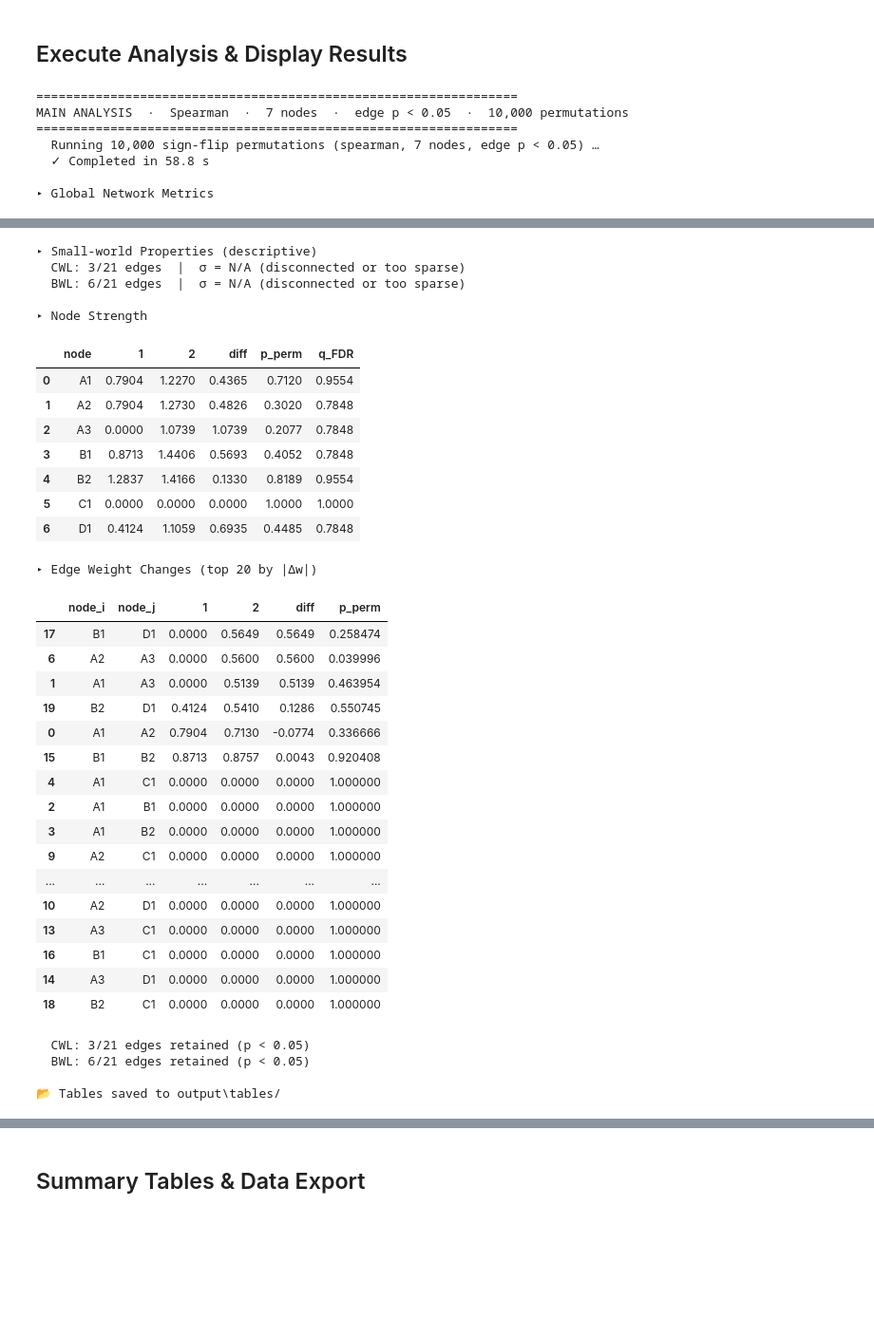
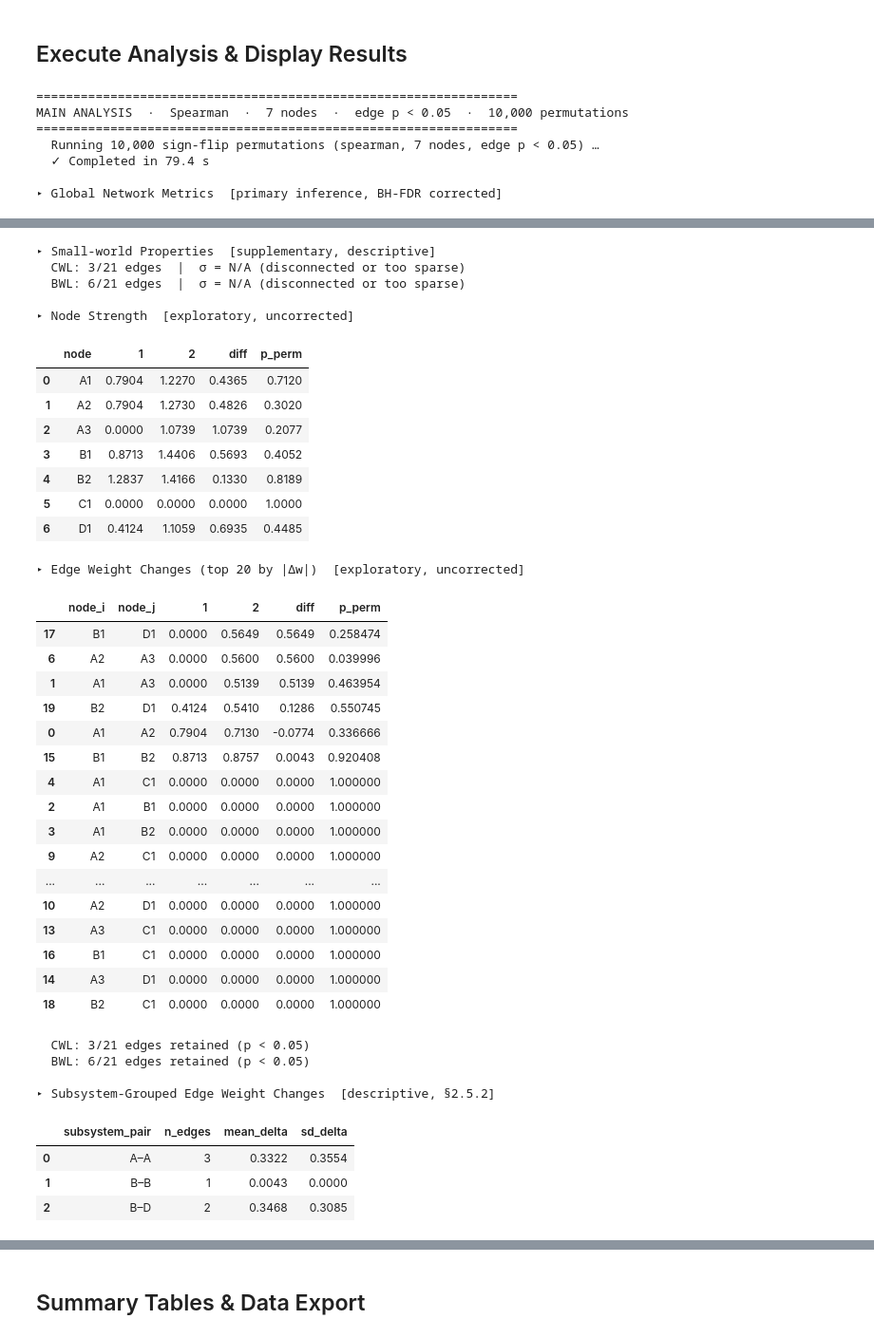
Before and after one commit to YKang97/CAN_network_analysis, a Jupyter notebook: CAN_network_analysis.ipynb, the cells around one changed output, grey strips where cells are left out. Shown: that part at 95% size. Cells and saved outputs as stored; diff of their text form; code cells hidden in the pictures; blank space fills up the shorter version.

```diff
--- a/CAN_network_analysis.ipynb
+++ b/CAN_network_analysis.ipynb
@@ -523,10 +559,13 @@ print("✅ All functions defined.")
 # %%
 # ============================================================
 #  Cell 4 — RUN ANALYSIS & DISPLAY
+#  ── Maps to: Methods §2.4 (metrics), §2.5 (inference)
 # ============================================================
 
-NUM_COLS  = [COND1, COND2, "diff", "p_perm", "q_FDR"]
-P_SUBCOLS = ["p_perm", "q_FDR"]
+GLOBAL_NUM   = [COND1, COND2, "diff", "p_perm", "q_FDR"]
+GLOBAL_PCOLS = ["p_perm", "q_FDR"]
+EXPL_NUM     = [COND1, COND2, "diff", "p_perm"]
+EXPL_PCOLS   = ["p_perm"]
 
 def highlight_sig(val):
     try:
@@ -536,7 +575,6 @@ def highlight_sig(val):
         pass
     return ""
 
-
 print("=" * 65)
 print(f"MAIN ANALYSIS  ·  {CORR_METHOD.title()}  ·  {len(NODE_COLS)} nodes  ·  "
       f"edge p < {EDGE_ALPHA}  ·  {N_PERM:,} permutations")
@@ -544,23 +582,22 @@ print("=" * 65)
 
 res = run_analysis(df, NODE_COLS)
 
-# Unpack for convenience
 global_main   = res["global_df"]
 strength_main = res["node_dfs"]["strength"]
 obs_cwl       = res["obs1"]
 obs_bwl       = res["obs2"]
+n_max         = len(NODE_COLS) * (len(NODE_COLS) - 1) // 2
 
-# ── Global metrics ─────────────────────────────────────────
-print("\n▸ Global Network Metrics")
+# ── §2.5.3: Global metrics [PRIMARY — BH-FDR] ────────────
+print("\n▸ Global Network Metrics  [primary inference, BH-FDR corrected]")
 display(
     global_main.style
-    .format({c: "{:.4f}" for c in NUM_COLS}, na_rep="—")
-    .map(highlight_sig, subset=P_SUBCOLS)
+    .format({c: "{:.4f}" for c in GLOBAL_NUM}, na_rep="—")
+    .map(highlight_sig, subset=GLOBAL_PCOLS)
 )
 
-# ── Small-world (descriptive) ─────────────────────────────
-print("\n▸ Small-world Properties (descriptive)")
-n_max = len(NODE_COLS) * (len(NODE_COLS) - 1) // 2
+# ── Supplementary: Small-world (NOT in Methods §2.4) ─────
+print("\n▸ Small-world Properties  [supplementary, descriptive]")
 for label, obs in [(COND1_LABEL, obs_cwl), (COND2_LABEL, obs_bwl)]:
     sw = compute_small_world(obs["graph"])
     ne = obs["graph"].number_of_edges()
@@ -570,16 +607,16 @@ for label, obs in [(COND1_LABEL, obs_cwl), (COND2_LABEL, obs_bwl)]:
     else:
         print(f"  {label}: {ne}/{n_max} edges  |  σ = N/A (disconnected or too sparse)")
 
-# ── Node strength ─────────────────────────────────────────
-print("\n▸ Node Strength")
+# ── §2.5.3: Node strength [EXPLORATORY — uncorrected] ────
+print("\n▸ Node Strength  [exploratory, uncorrected]")
 display(
     strength_main.style
-    .format({c: "{:.4f}" for c in NUM_COLS})
-    .map(highlight_sig, subset=P_SUBCOLS)
+    .format({c: "{:.4f}" for c in EXPL_NUM})
+    .map(highlight_sig, subset=EXPL_PCOLS)
 )
 
-# ── Edge-level (top 20) ──────────────────────────────────
-print("\n▸ Edge Weight Changes (top 20 by |Δw|)")
+# ── §2.5.1: Edge-level [EXPLORATORY — uncorrected] ───────
+print("\n▸ Edge Weight Changes (top 20 by |Δw|)  [exploratory, uncorrected]")
 edge_top = (res["edge_df"]
             .assign(abs_diff=lambda x: x["diff"].abs())
             .sort_values("abs_diff", ascending=False)
@@ -591,10 +628,22 @@ for label, obs in [(COND1_LABEL, obs_cwl), (COND2_LABEL, obs_bwl)]:
     ne = obs["graph"].number_of_edges()
     print(f"  {label}: {ne}/{n_max} edges retained (p < {EDGE_ALPHA})")
 
+# ── §2.5.2: Subsystem-grouped edge weight comparison ─────
+print("\n▸ Subsystem-Grouped Edge Weight Changes  [descriptive, §2.5.2]")
+sub_edge_summary = subsystem_edge_summary(res["edge_df"])
+if not sub_edge_summary.empty:
+    display(
+        sub_edge_summary.style
+        .format({"mean_delta": "{:.4f}", "sd_delta": "{:.4f}"})
+    )
+else:
+    print("  No active edges to group.")
+
 # ── Save tables ──────────────────────────────────────────
 global_main.to_excel(TAB_DIR / "main_global.xlsx", index=False)
 strength_main.to_excel(TAB_DIR / "main_strength.xlsx", index=False)
 res["edge_df"].to_excel(TAB_DIR / "main_edges.xlsx", index=False)
+sub_edge_summary.to_excel(TAB_DIR / "main_subsystem_edge_summary.xlsx", index=False)
 obs_cwl["adj"].to_excel(TAB_DIR / "adjacency_cwl.xlsx")
 obs_bwl["adj"].to_excel(TAB_DIR / "adjacency_bwl.xlsx")
 obs_cwl["adj_signed"].to_excel(TAB_DIR / "adjacency_signed_cwl.xlsx")
@@ -605,7 +654,7 @@ print(f"\n📂 Tables saved to {TAB_DIR}/")
 MAIN ANALYSIS  ·  Spearman  ·  7 nodes  ·  edge p < 0.05  ·  10,000 permutations
 =================================================================
   Running 10,000 sign-flip permutations (spearman, 7 nodes, edge p < 0.05) …
-  ✓ Completed in 58.8 s
+  ✓ Completed in 79.4 s
 
-▸ Global Network Metrics
+▸ Global Network Metrics  [primary inference, BH-FDR corrected]
 |  | metric | 1 | 2 | diff | p_perm | q_FDR |
@@ -619,17 +667,17 @@ MAIN ANALYSIS  ·  Spearman  ·  7 nodes  ·  edge p < 0.05  ·  10,000 permutat
-▸ Small-world Properties (descriptive)
+▸ Small-world Properties  [supplementary, descriptive]
   CWL: 3/21 edges  |  σ = N/A (disconnected or too sparse)
   BWL: 6/21 edges  |  σ = N/A (disconnected or too sparse)
 
-▸ Node Strength
+▸ Node Strength  [exploratory, uncorrected]
-|  | node | 1 | 2 | diff | p_perm | q_FDR |
-| 0 | A1 | 0.7904 | 1.2270 | 0.4365 | 0.7120 | 0.9554 |
-| 1 | A2 | 0.7904 | 1.2730 | 0.4826 | 0.3020 | 0.7848 |
-| 2 | A3 | 0.0000 | 1.0739 | 1.0739 | 0.2077 | 0.7848 |
-| 3 | B1 | 0.8713 | 1.4406 | 0.5693 | 0.4052 | 0.7848 |
-| 4 | B2 | 1.2837 | 1.4166 | 0.1330 | 0.8189 | 0.9554 |
-| 5 | C1 | 0.0000 | 0.0000 | 0.0000 | 1.0000 | 1.0000 |
-| 6 | D1 | 0.4124 | 1.1059 | 0.6935 | 0.4485 | 0.7848 |
+|  | node | 1 | 2 | diff | p_perm |
+| 0 | A1 | 0.7904 | 1.2270 | 0.4365 | 0.7120 |
+| 1 | A2 | 0.7904 | 1.2730 | 0.4826 | 0.3020 |
+| 2 | A3 | 0.0000 | 1.0739 | 1.0739 | 0.2077 |
+| 3 | B1 | 0.8713 | 1.4406 | 0.5693 | 0.4052 |
+| 4 | B2 | 1.2837 | 1.4166 | 0.1330 | 0.8189 |
+| 5 | C1 | 0.0000 | 0.0000 | 0.0000 | 1.0000 |
+| 6 | D1 | 0.4124 | 1.1059 | 0.6935 | 0.4485 |
-▸ Edge Weight Changes (top 20 by |Δw|)
+▸ Edge Weight Changes (top 20 by |Δw|)  [exploratory, uncorrected]
 |  | node_i | node_j | 1 | 2 | diff | p_perm |
 | 17 | B1 | D1 | 0.0000 | 0.5649 | 0.5649 | 0.258474 |
 | 6 | A2 | A3 | 0.0000 | 0.5600 | 0.5600 | 0.039996 |
@@ -650,4 +698,8 @@ MAIN ANALYSIS  ·  Spearman  ·  7 nodes  ·  edge p < 0.05  ·  10,000 permutat
   CWL: 3/21 edges retained (p < 0.05)
   BWL: 6/21 edges retained (p < 0.05)
 
-📂 Tables saved to output\tables/
+▸ Subsystem-Grouped Edge Weight Changes  [descriptive, §2.5.2]
+|  | subsystem_pair | n_edges | mean_delta | sd_delta |
+| 0 | A–A | 3 | 0.3322 | 0.3554 |
+| 1 | B–B | 1 | 0.0043 | 0.0000 |
+| 2 | B–D | 2 | 0.3468 | 0.3085 |
```
Also changed, not shown: parts of 8 cells of this notebook.
